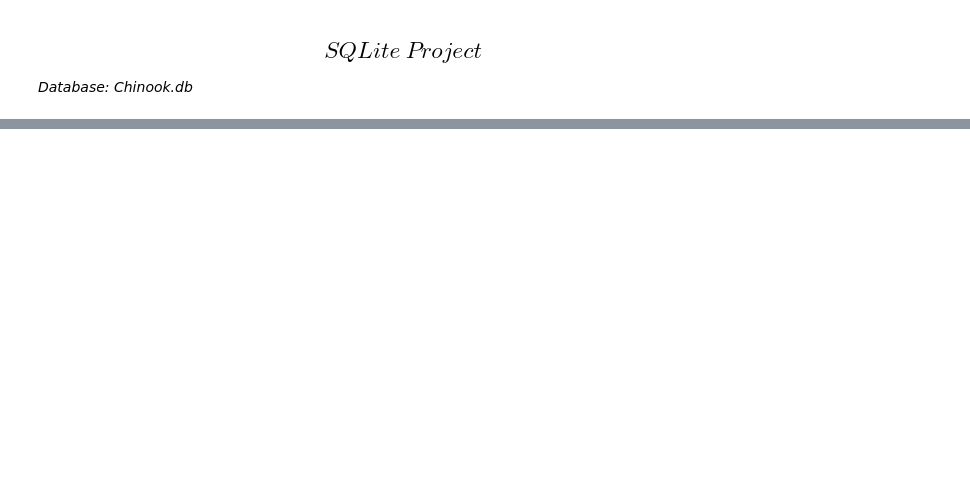
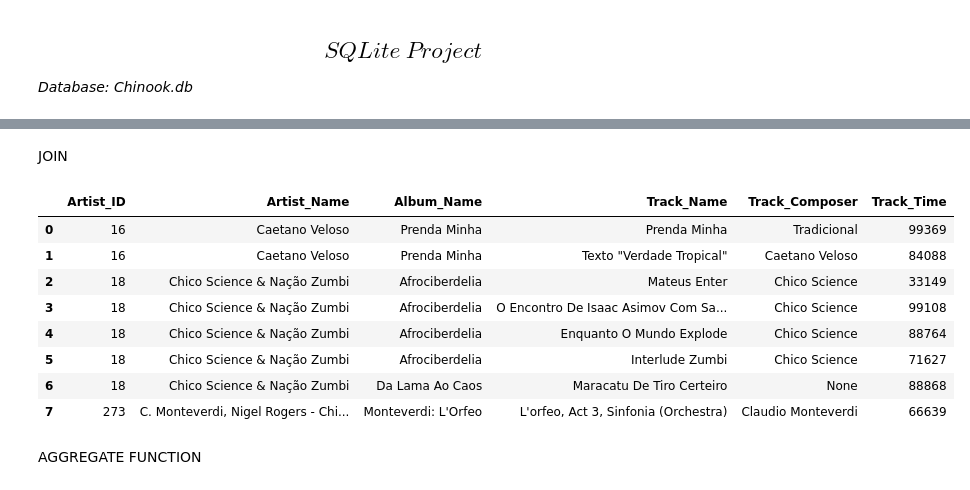
Before and after one commit to NutBodyslam053/NutBodyslam053, a Jupyter notebook: SQL/sqlite.ipynb, the cells around one changed output, grey strips where cells are left out. Saved outputs shown, nothing was run; the diff lists cells and outputs as text; code cells hidden in the pictures; blank space fills up the shorter version.

```diff
--- a/SQL/sqlite.ipynb
+++ b/SQL/sqlite.ipynb
@@ -34,0 +161,33 @@ pd.read_sql(query, con=conn)
+# %% [markdown]
+JOIN
+# %%
+# Select data where artist name starts with 'C' and track time less then 100000 milliseconds.
+query = """
+    SELECT
+        artists.artistid AS Artist_ID,
+        artists.name AS Artist_Name,
+        albums.title AS Album_Name,
+        tracks.name AS Track_Name,
+        tracks.composer AS Track_Composer,
+        tracks.milliseconds AS Track_Time
+    FROM artists
+    LEFT JOIN albums
+        ON artists.artistid = albums.artistid
+    LEFT JOIN tracks
+        ON albums.albumid = tracks.albumid
+    WHERE
+        artists.name LIKE 'C%' AND milliseconds < 100000
+    LIMIT 10;
+"""
+
+pd.read_sql(query, con=conn)
+# %% [output]
+|  | Artist_ID | Artist_Name | Album_Name | Track_Name | Track_Composer | Track_Time |
+| 0 | 16 | Caetano Veloso | Prenda Minha | Prenda Minha | Tradicional | 99369 |
+| 1 | 16 | Caetano Veloso | Prenda Minha | Texto "Verdade Tropical" | Caetano Veloso | 84088 |
+| 2 | 18 | Chico Science & Nação Zumbi | Afrociberdelia | Mateus Enter | Chico Science | 33149 |
+| 3 | 18 | Chico Science & Nação Zumbi | Afrociberdelia | O Encontro De Isaac Asimov Com Sa... | Chico Science | 99108 |
+| 4 | 18 | Chico Science & Nação Zumbi | Afrociberdelia | Enquanto O Mundo Explode | Chico Science | 88764 |
+| 5 | 18 | Chico Science & Nação Zumbi | Afrociberdelia | Interlude Zumbi | Chico Science | 71627 |
+| 6 | 18 | Chico Science & Nação Zumbi | Da Lama Ao Caos | Maracatu De Tiro Certeiro | None | 88868 |
+| 7 | 273 | C. Monteverdi, Nigel Rogers - Chi... | Monteverdi: L'Orfeo | L'orfeo, Act 3, Sinfonia (Orchestra) | Claudio Monteverdi | 66639 |
@@ -34,0 +207,2 @@ pd.read_sql(query, con=conn)
+# %% [markdown]
+AGGREGATE FUNCTION
```
Also changed, not shown: parts of 20 cells of this notebook.
